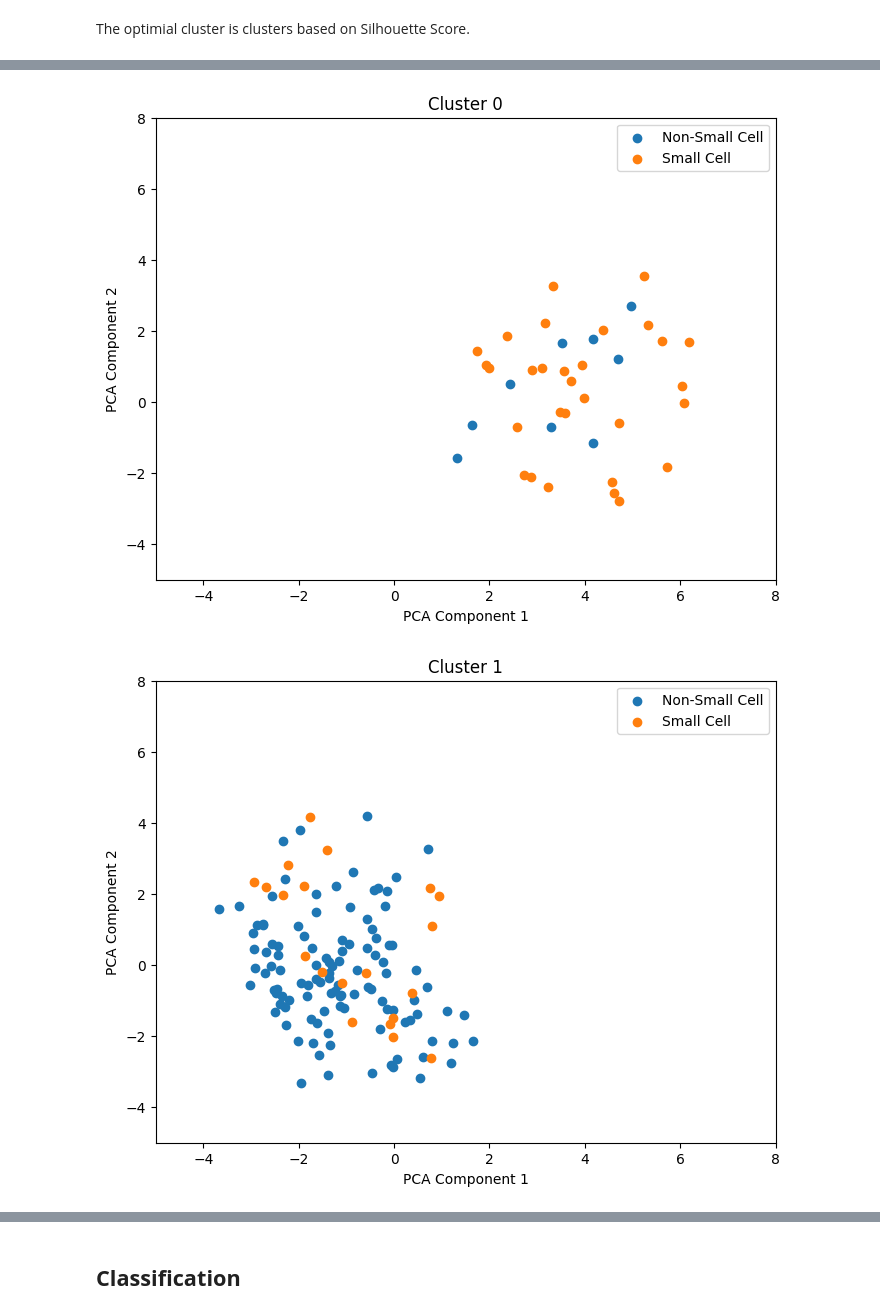
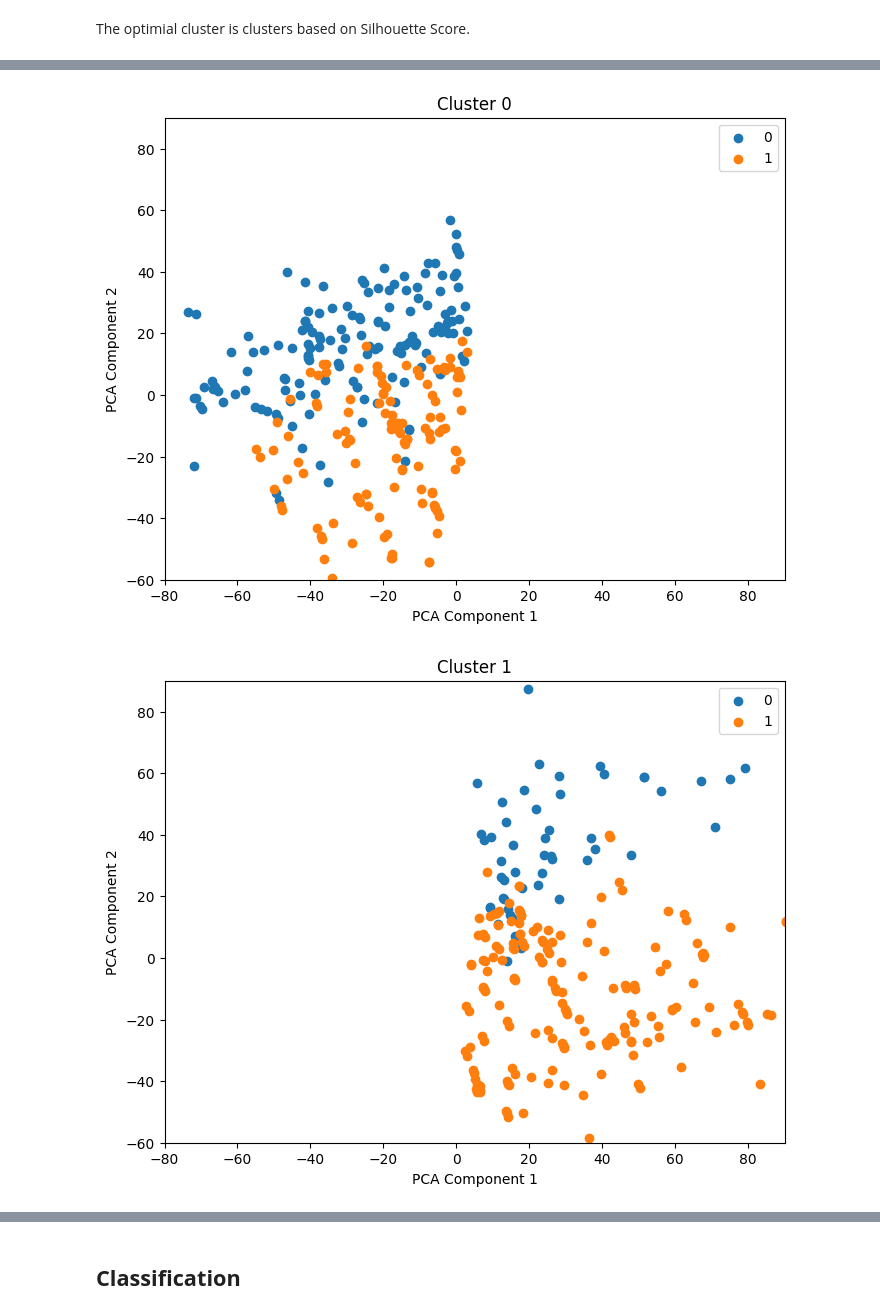
Before and after one commit to gc2321/3235-Machine-Learning, a Jupyter notebook: lung/glaucoma.ipynb, the cells around one changed output, grey strips where cells are left out. Drawn from its saved outputs; the diff is of its cells as text; code cells hidden in the pictures.

```diff
--- a/lung/glaucoma.ipynb
+++ b/lung/glaucoma.ipynb
@@ -170,27 +170,27 @@ plt.show()
 # %%
-x_range = (-5, 8)
-y_range = (-5, 8)
+x_range = (-80, 90)
+y_range = (-60, 90)
 
 unique_labels = np.unique(kmeans.labels_)
 
 for label in unique_labels:
     plt.figure(figsize=(8, 6))
     plt.xlim(x_range)
     plt.ylim(y_range)
     plt.xlabel('PCA Component 1')
     plt.ylabel('PCA Component 2')
     plt.title(f'Cluster {label}')
 
     indices = np.where(kmeans.labels_ == label)
 
-    for class_label in np.unique(data['lineage']):
-        class_indices = np.where(data['lineage'].values[indices] == class_label)
+    for class_label in np.unique(data['glaucoma']):
+        class_indices = np.where(data['glaucoma'].values[indices] == class_label)
         plt.scatter(X_pca[indices][class_indices, 0], X_pca[indices][class_indices, 1], label=f'{class_label}')
         print()
 
     plt.legend()
     plt.show()
 # %% [output]
-[figure, old version]
+[figure, new version]
-[figure, old version]
+[figure, new version]
 # %% [markdown]
```
Also changed, not shown: parts of 7 cells of this notebook.
